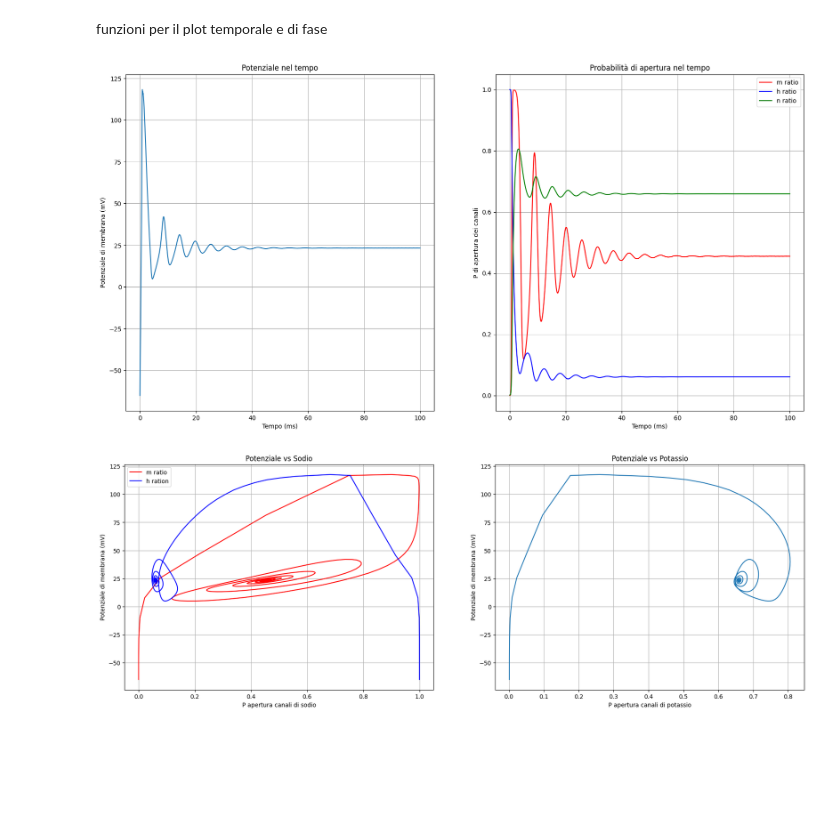
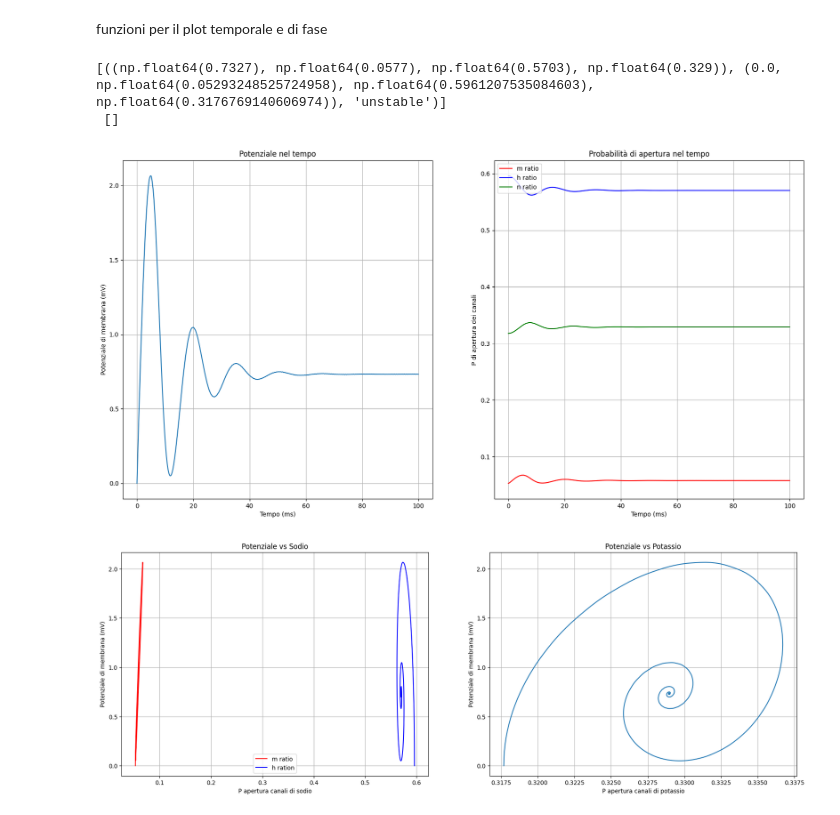
Before and after one commit to pietromihelj/modelli-e-sistemi-complessi, a Jupyter notebook: multistabilità_in_sistemi_neutonali_Pietro_Mihelj.ipynb, the cells around one changed output. Saved outputs shown, nothing was run; the diff lists cells and outputs as text; code cells hidden in the pictures; blank space fills up the shorter version.

```diff
--- a/multistabilità_in_sistemi_neutonali_Pietro_Mihelj.ipynb
+++ b/multistabilità_in_sistemi_neutonali_Pietro_Mihelj.ipynb
@@ -96,6 +96,8 @@ def find_eqs_ponts(V0,Cm,GNa,ENa,Gk,Ek,Gl,El,Ie):
         dn_dt = alpha_n(V)*(1-n)-beta_n(V)*n
         return [dV_dt, dm_dt, dh_dt, dn_dt]
 
+    if not isinstance(V0,list):
+        V0 = [V0]
     m0 = []
     h0 = []
     n0 = []
@@ -112,22 +114,18 @@ def find_eqs_ponts(V0,Cm,GNa,ENa,Gk,Ek,Gl,El,Ie):
     for point in start_points:
         sol, jac, ier, msg = fsolve(eq_equations, x0=point, args=(Cm,GNa,ENa,Gk,Ek,Gl,El,Ie), full_output=True)
         if ier == 1:
-            eqs_points.add((tuple(np.round(sol, decimals=4)),point))
+            eig = np.linalg.eigvals(jac['fjac'])
+            if np.all(np.real(eig) < 0):
+                eqs_points.add((tuple(np.round(sol, decimals=4)),point,'stable'))
+            else:
+                eqs_points.add((tuple(np.round(sol, decimals=4)),point,'unstable'))
+
         else:
-            print(f"Non convergente per il punto iniziale: {point}, messaggio: {msg}")
             non_conv_start_points.append(point)
 
-        eig = np.linalg.eigvals(jac)
-        if np.all(np.real(eig) < 0):
-            eqs_points.add(('stable'))
-        else:
-            eqs_points.add(('unstable'))
 
     eqs_points = sorted(eqs_points, key=lambda x: x[0][0])
-
-
-
-    return eqs_points
+    return eqs_points, non_conv_start_points
 # %%
 def time_plots(T,n_p,V0,Cm,Gna,Gk,Gl,Vna,Vk,Vl,Ie):
     sol = system_simulator(V0,T,n_p,Cm,Gna,Gk,Gl,Vna,Vk,Vl,Ie)
@@ -184,18 +207,22 @@ def phase_plots(T,n_p,V0,Cm,Gna,Gk,Gl,Vna,Vk,Vl,Ie):
 # %%
 Cm = 1
 Gna = 120
 Gk = 36
 Gl = 0.1
 ENa = 115
 Ek = -12
 El = -10.6
-Ie = 180
-V0 = -65.0
+Ie = 5
+V0 = 0.0
 T = 1000
 n_p = 10000
 
 time_plots(100,n_p,V0,Cm,Gna,Gk,Gl,ENa,Ek,El,Ie)
 phase_plots(T,n_p,V0,Cm,Gna,Gk,Gl,ENa,Ek,El,Ie)
+eqs, non_eqs = find_eqs_ponts(V0,Cm,Gna,ENa,Gk,Ek,Gl,El,Ie)
+print(f'{eqs} \n {non_eqs}')
 # %% [output]
+[((np.float64(0.7327), np.float64(0.0577), np.float64(0.5703), np.float64(0.329)), (0.0, np.float64(0.05293248525724958), np.float64(0.5961207535084603), np.float64(0.3176769140606974)), 'unstable')]
+ []
-[figure, old version]
+[figure, new version]
-[figure, old version]
+[figure, new version]
```
Also changed, not shown: parts of 5 cells of this notebook.
